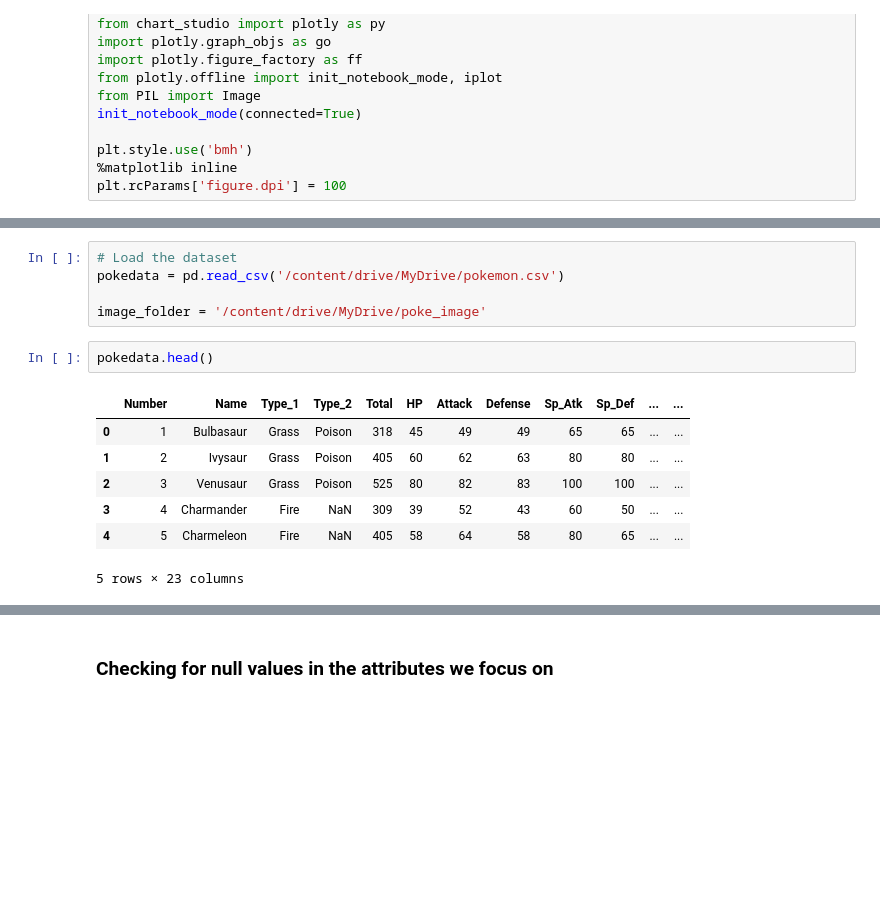
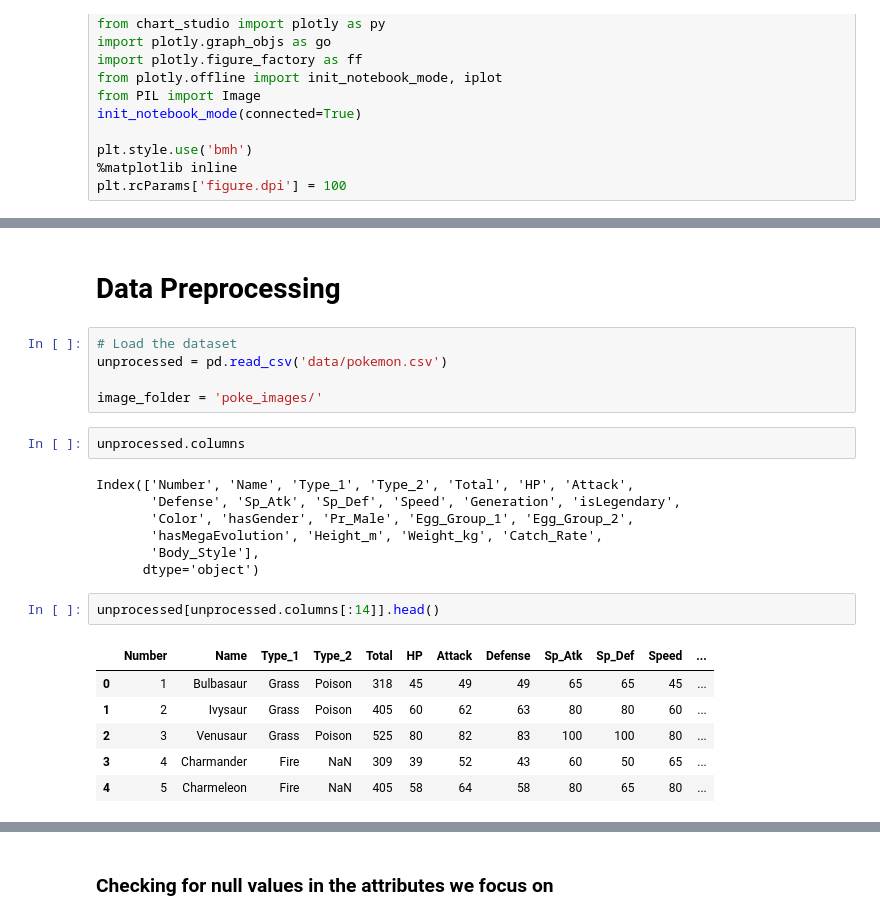
Before and after one commit to mwooll/ElTony, a Jupyter notebook: data_vis.ipynb, the cells around one changed output, grey strips where cells are left out. Drawn from its saved outputs; the diff is of its cells as text; blank space fills up the shorter version.

```diff
--- a/data_vis.ipynb
+++ b/data_vis.ipynb
@@ -43,15 +27,25 @@ Mounted at /content/drive
+# %% [markdown]
+# Data Preprocessing
 # %%
 # Load the dataset
-pokedata = pd.read_csv('/content/drive/MyDrive/pokemon.csv')
+unprocessed = pd.read_csv('data/pokemon.csv')
 
-image_folder = '/content/drive/MyDrive/poke_image'
+image_folder = 'poke_images/'
+# %%
+unprocessed.columns
+# %% [output]
+Index(['Number', 'Name', 'Type_1', 'Type_2', 'Total', 'HP', 'Attack',
+       'Defense', 'Sp_Atk', 'Sp_Def', 'Speed', 'Generation', 'isLegendary',
+       'Color', 'hasGender', 'Pr_Male', 'Egg_Group_1', 'Egg_Group_2',
+       'hasMegaEvolution', 'Height_m', 'Weight_kg', 'Catch_Rate',
+       'Body_Style'],
+      dtype='object')
 # %%
-pokedata.head()
+unprocessed[unprocessed.columns[:14]].head()
 # %% [output]
-|  | Number | Name | Type_1 | Type_2 | Total | HP | Attack | Defense | Sp_Atk | Sp_Def | ... | ... |
-| 0 | 1 | Bulbasaur | Grass | Poison | 318 | 45 | 49 | 49 | 65 | 65 | ... | ... |
-| 1 | 2 | Ivysaur | Grass | Poison | 405 | 60 | 62 | 63 | 80 | 80 | ... | ... |
-| 2 | 3 | Venusaur | Grass | Poison | 525 | 80 | 82 | 83 | 100 | 100 | ... | ... |
-| 3 | 4 | Charmander | Fire | NaN | 309 | 39 | 52 | 43 | 60 | 50 | ... | ... |
-| 4 | 5 | Charmeleon | Fire | NaN | 405 | 58 | 64 | 58 | 80 | 65 | ... | ... |
+|  | Number | Name | Type_1 | Type_2 | Total | HP | Attack | Defense | Sp_Atk | Sp_Def | Speed | ... |
+| 0 | 1 | Bulbasaur | Grass | Poison | 318 | 45 | 49 | 49 | 65 | 65 | 45 | ... |
+| 1 | 2 | Ivysaur | Grass | Poison | 405 | 60 | 62 | 63 | 80 | 80 | 60 | ... |
+| 2 | 3 | Venusaur | Grass | Poison | 525 | 80 | 82 | 83 | 100 | 100 | 80 | ... |
+| 3 | 4 | Charmander | Fire | NaN | 309 | 39 | 52 | 43 | 60 | 50 | 65 | ... |
+| 4 | 5 | Charmeleon | Fire | NaN | 405 | 58 | 64 | 58 | 80 | 65 | 80 | ... |
-5 rows × 23 columns
```
Also changed, not shown: parts of 23 cells of this notebook.
